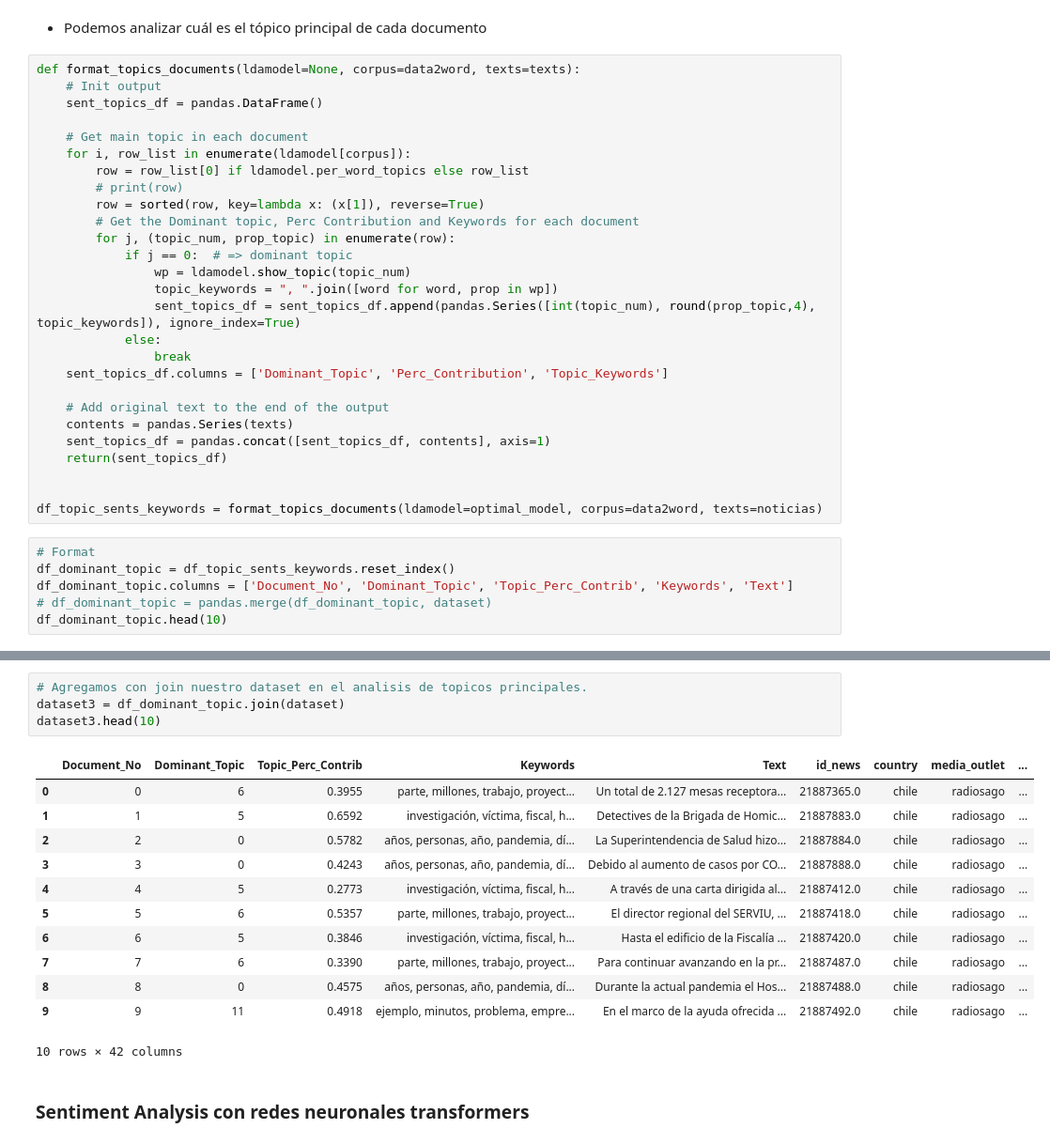
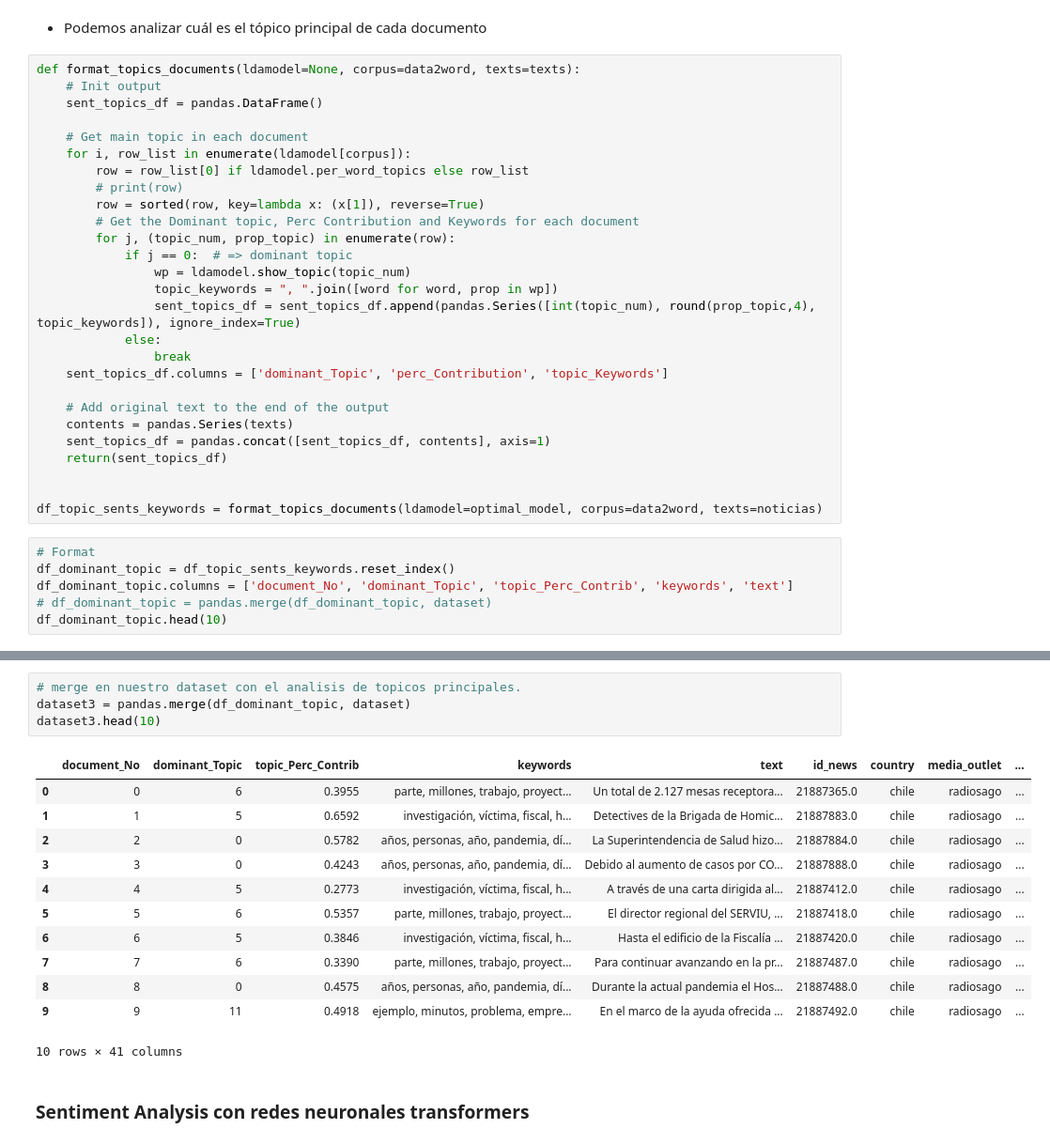
Before and after one commit to FederalTN/INFO279-PROYECTO-TAL, a Jupyter notebook: TAREA_P2_Preprocesar_y_analizar_Datos.ipynb, the cells around one changed output, grey strips where cells are left out. Shown at 94% size. Saved outputs shown, nothing was run; the diff lists cells and outputs as text.

```diff
--- a/TAREA_P2_Preprocesar_y_analizar_Datos.ipynb
+++ b/TAREA_P2_Preprocesar_y_analizar_Datos.ipynb
@@ -283,7 +283,7 @@ def format_topics_documents(ldamodel=None, corpus=data2word, texts=texts):
                 sent_topics_df = sent_topics_df.append(pandas.Series([int(topic_num), round(prop_topic,4), topic_keywords]), ignore_index=True)
             else:
                 break
-    sent_topics_df.columns = ['Dominant_Topic', 'Perc_Contribution', 'Topic_Keywords']
+    sent_topics_df.columns = ['dominant_Topic', 'perc_Contribution', 'topic_Keywords']
 
     # Add original text to the end of the output
     contents = pandas.Series(texts)
@@ -295,7 +295,7 @@ df_topic_sents_keywords = format_topics_documents(ldamodel=optimal_model, corpus
 # %%
 # Format
 df_dominant_topic = df_topic_sents_keywords.reset_index()
-df_dominant_topic.columns = ['Document_No', 'Dominant_Topic', 'Topic_Perc_Contrib', 'Keywords', 'Text']
+df_dominant_topic.columns = ['document_No', 'dominant_Topic', 'topic_Perc_Contrib', 'keywords', 'text']
 # df_dominant_topic = pandas.merge(df_dominant_topic, dataset)
 df_dominant_topic.head(10)
 # %% [output]
@@ -311,11 +311,11 @@ df_dominant_topic.head(10)
 | 8 | 8 | 0 | 0.4575 | años, personas, año, pandemia, dí... | Durante la actual pandemia el Hos... |
 | 9 | 9 | 11 | 0.4918 | ejemplo, minutos, problema, empre... | En el marco de la ayuda ofrecida ... |
 # %%
-# Agregamos con join nuestro dataset en el analisis de topicos principales.
-dataset3 = df_dominant_topic.join(dataset)
+# merge en nuestro dataset con el analisis de topicos principales.
+dataset3 = pandas.merge(df_dominant_topic, dataset)
 dataset3.head(10)
 # %% [output]
-|  | Document_No | Dominant_Topic | Topic_Perc_Contrib | Keywords | Text | id_news | country | media_outlet | ... |
+|  | document_No | dominant_Topic | topic_Perc_Contrib | keywords | text | id_news | country | media_outlet | ... |
 | 0 | 0 | 6 | 0.3955 | parte, millones, trabajo, proyect... | Un total de 2.127 mesas receptora... | 21887365.0 | chile | radiosago | ... |
 | 1 | 1 | 5 | 0.6592 | investigación, víctima, fiscal, h... | Detectives de la Brigada de Homic... | 21887883.0 | chile | radiosago | ... |
 | 2 | 2 | 0 | 0.5782 | años, personas, año, pandemia, dí... | La Superintendencia de Salud hizo... | 21887884.0 | chile | radiosago | ... |
@@ -326,7 +326,7 @@ dataset3.head(10)
 | 7 | 7 | 6 | 0.3390 | parte, millones, trabajo, proyect... | Para continuar avanzando en la pr... | 21887487.0 | chile | radiosago | ... |
 | 8 | 8 | 0 | 0.4575 | años, personas, año, pandemia, dí... | Durante la actual pandemia el Hos... | 21887488.0 | chile | radiosago | ... |
 | 9 | 9 | 11 | 0.4918 | ejemplo, minutos, problema, empre... | En el marco de la ayuda ofrecida ... | 21887492.0 | chile | radiosago | ... |
-10 rows × 42 columns
+10 rows × 41 columns
 # %% [markdown]
 ### Sentiment Analysis con redes neuronales transformers
 # %%
```
Also changed, not shown: parts of 2 cells of this notebook, 6 other files.
